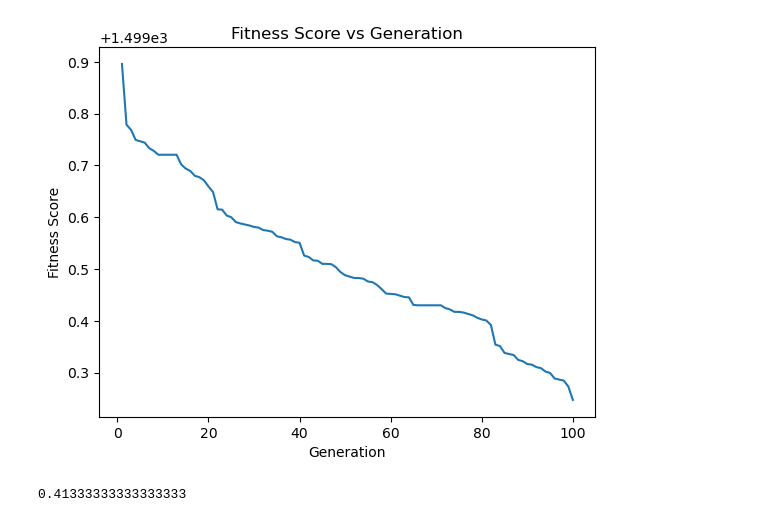
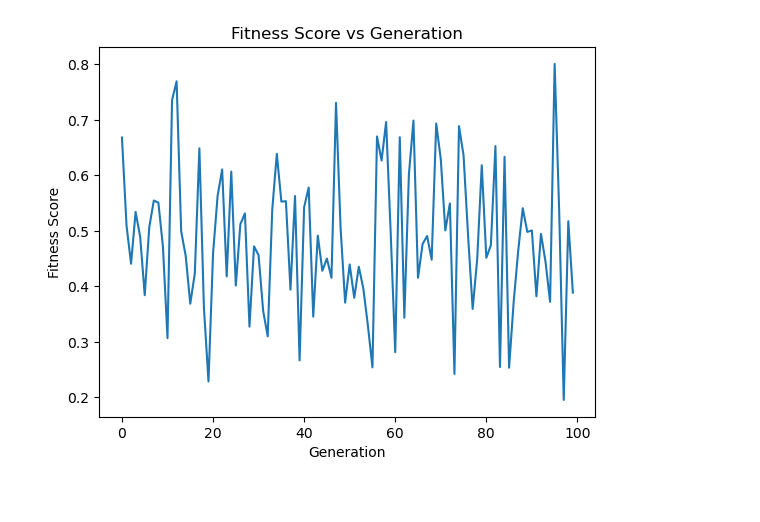
Before and after one commit to izzhamburhan/GeneticAlgo_BudgetOptimization, a Jupyter notebook: GA_Budget_Optimization.ipynb, the cells around one changed output. Drawn from its saved outputs; the diff is of its cells as text; code cells hidden in the pictures.

```diff
--- a/GA_Budget_Optimization.ipynb
+++ b/GA_Budget_Optimization.ipynb
@@ -268,17 +81,13 @@ generations
 # %%
 import matplotlib.pyplot as plt
 
-# generations = list(range(1, 101))
+generations = list(range(0, 100))
 # fitness_scores = [-0.8, -0.6, -0.4, -0.2, 0.0, 0.2, 0.4, 0.6, 0.8, 1.0]  # Replace with actual fitness scores
 
-plt.plot(generations, fitness_score)
+plt.plot(generations, fitness_values)
 plt.xlabel("Generation")
 plt.ylabel("Fitness Score")
 plt.title("Fitness Score vs Generation")
 plt.show()
 # %% [output]
-[figure, old version]
+[figure, new version]
-# %%
-fitness(best_chromosome, budget)
-# %% [output]
-0.41333333333333333
```
Also changed, not shown: parts of 24 cells of this notebook.
